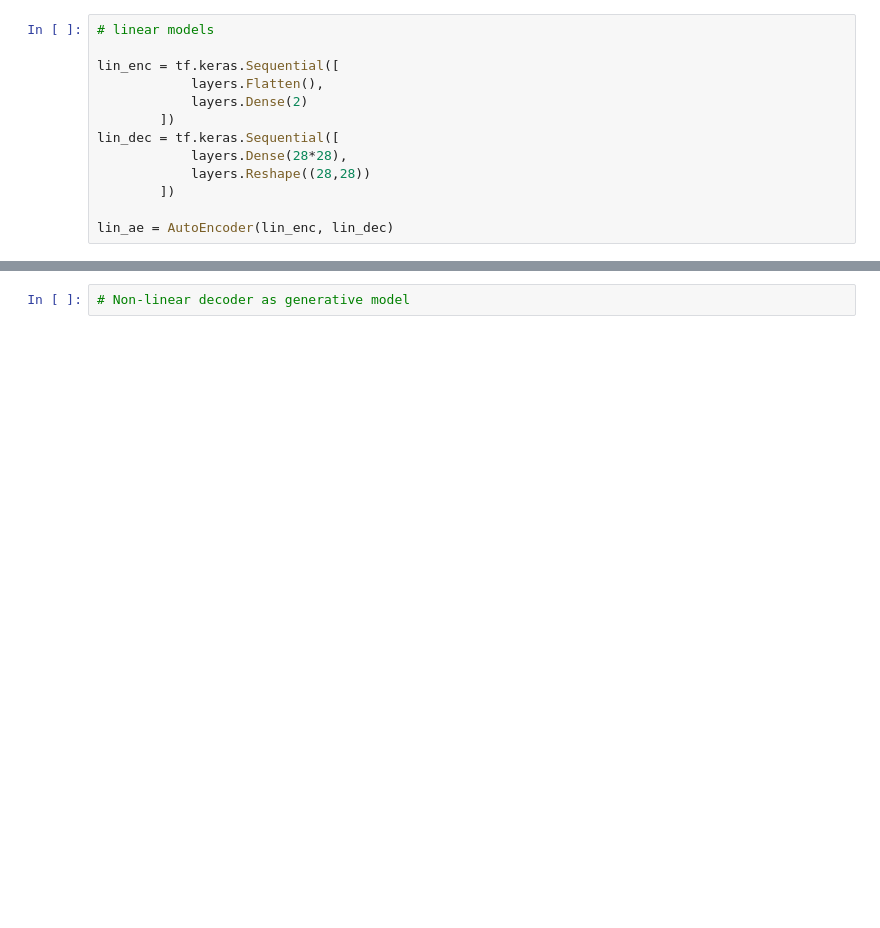
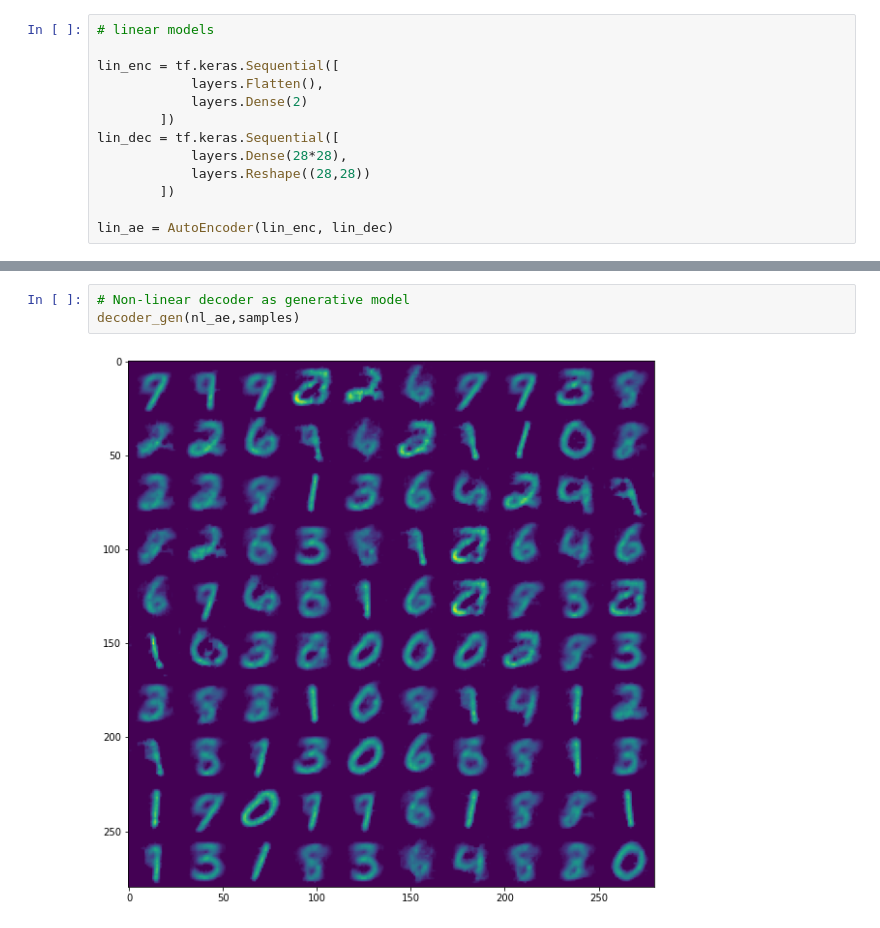
Before and after one commit to DaBauer/CAPrivacy, a Jupyter notebook: 005-AE/005-exercise5_students.ipynb, the cells around one changed output, grey strips where cells are left out. Saved outputs shown, nothing was run; the diff lists cells and outputs as text; blank space fills up the shorter version.

```diff
--- a/005-AE/005-exercise5_students.ipynb
+++ b/005-AE/005-exercise5_students.ipynb
@@ -328,2 +344,5 @@ visu(nl_ae)
 # %%
 # Non-linear decoder as generative model
+decoder_gen(nl_ae,samples)
+# %% [output]
+[figure, added]
```
Also changed, not shown: parts of 14 cells of this notebook, 1 other file.
